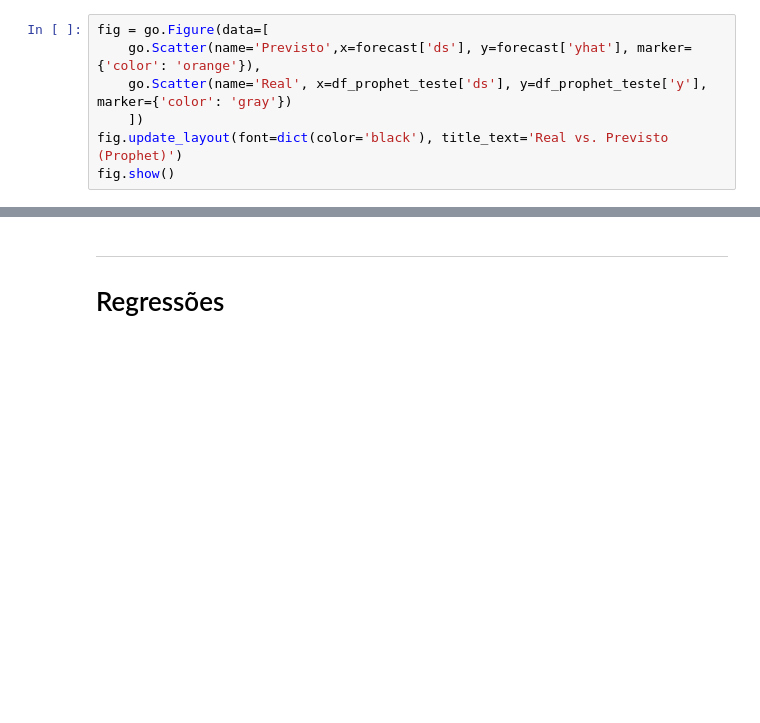
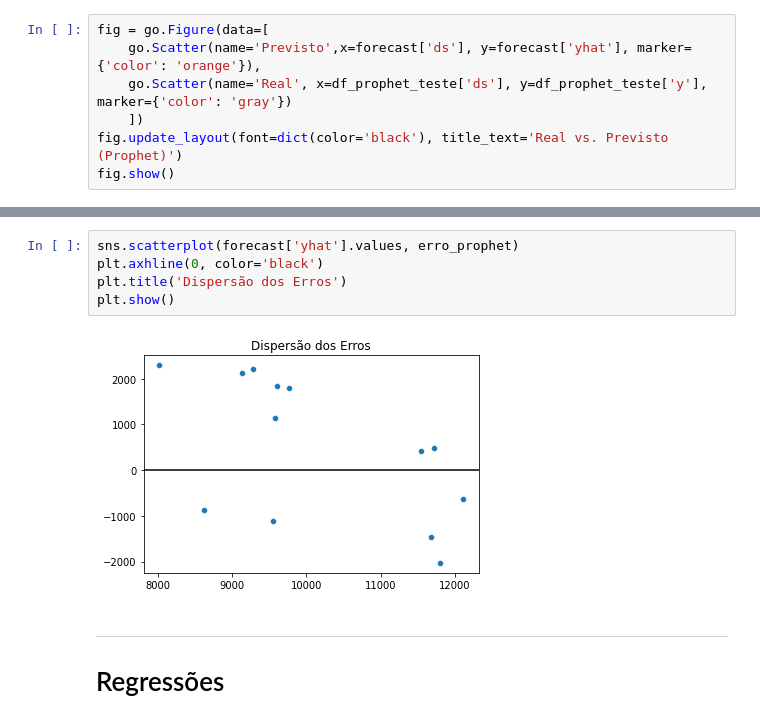
Before and after one commit to thiago-osorio/digital-house, a Jupyter notebook: projeto_integrador/Notebooks/modelagem.ipynb, the cells around one changed output, grey strips where cells are left out. Cells and saved outputs as stored; diff of their text form; blank space fills up the shorter version.

```diff
--- a/projeto_integrador/Notebooks/modelagem.ipynb
+++ b/projeto_integrador/Notebooks/modelagem.ipynb
@@ -107,3 +118,10 @@ fig.show()
+# %%
+sns.scatterplot(forecast['yhat'].values, erro_prophet)
+plt.axhline(0, color='black')
+plt.title('Dispersão dos Erros')
+plt.show()
+# %% [output]
+[figure, added]
 # %% [markdown]
 ---
 # Regressões
```
Also changed, not shown: parts of 30 cells of this notebook.
